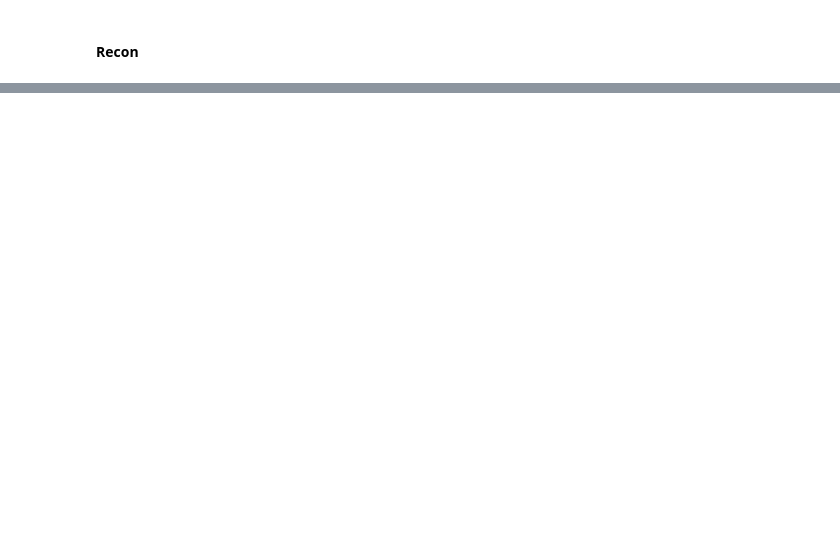
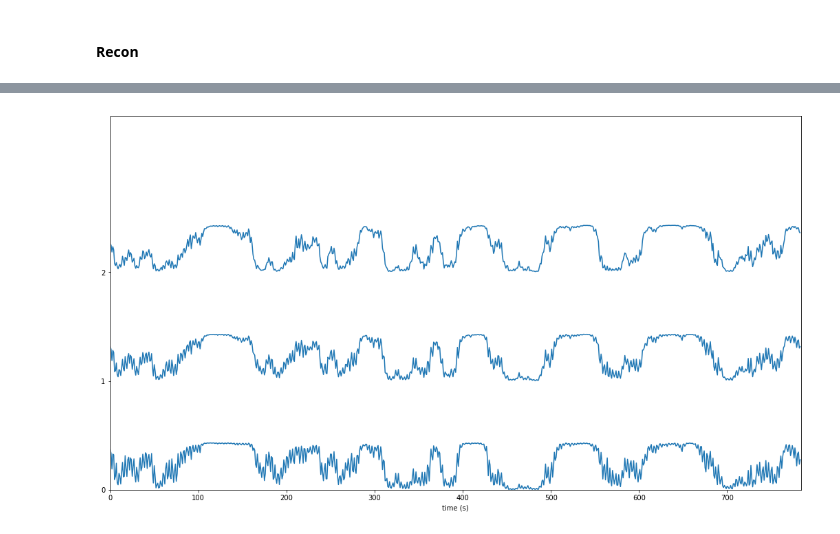
Before and after one commit to DanielLongo/NeuralFill, a Jupyter notebook: visualize/plot_recon_mc.ipynb, the cells around one changed output, grey strips where cells are left out. Drawn from its saved outputs; the diff is of its cells as text; code cells hidden in the pictures; blank space fills up the shorter version.

```diff
--- a/visualize/plot_recon_mc.ipynb
+++ b/visualize/plot_recon_mc.ipynb
@@ -29,0 +48,3 @@ stacklineplot.stackplot(samples[16+3])
+# %%
+reduced = reduce_channel_batch(torch.from_numpy(samples), 1)
+# stacklineplot.stackplot(reduced[example_idx])
@@ -29,0 +59,7 @@ stacklineplot.stackplot(samples[16+3])
+# %%
+estimated = interpolate_signals(reduced[example_idx][0], reduced[example_idx][2])
+estimated_with_adjacent = np.stack([reduced[example_idx][0], estimated, reduced[example_idx][2]])
+# %%
+stacklineplot.stackplot(estimated_with_adjacent, yscale=.3)
+# %% [output]
+[figure, added]
```
Also changed, not shown: parts of 12 cells of this notebook, 1 other file.
